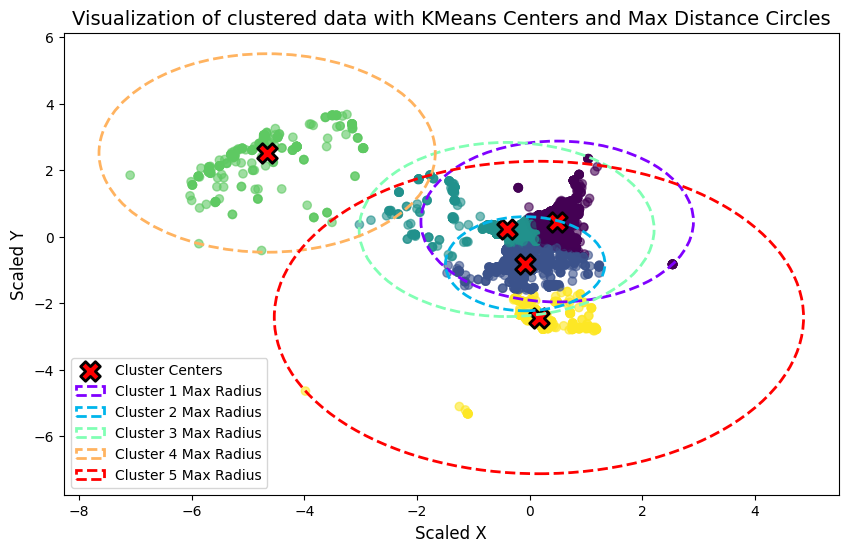
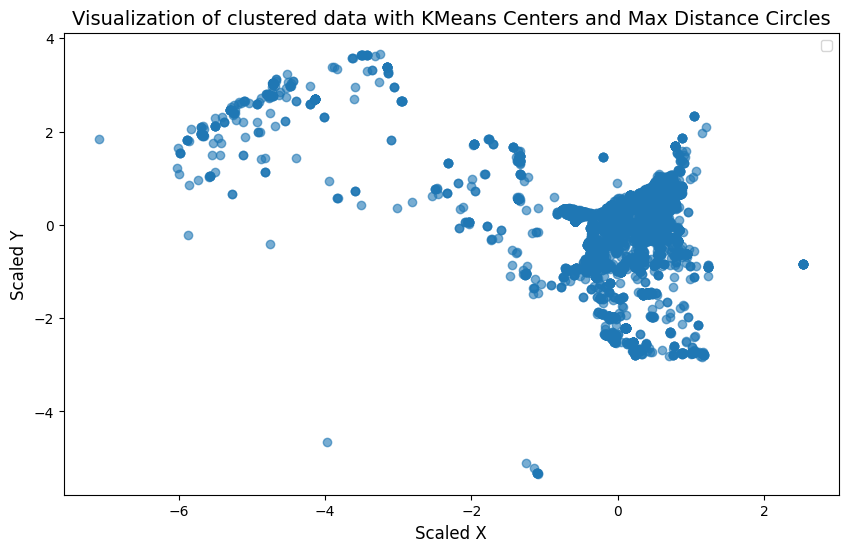
The notebook cell's code change between the first figure and the second:
--- before
+++ after
@@ -1,20 +1,5 @@
-
-# Define a list of colors for the circles
-circle_colors = plt.cm.rainbow(np.linspace(0, 1, len(spatial_radii)))
-
 # Create the scatter plot for clusters
 plt.figure(figsize=(10, 6))
-plt.scatter(scaled_spatial_data['normLatitude'], scaled_spatial_data['normLongitude'], 
-            c=df['SpatialCluster'], cmap='viridis', marker='o', alpha=0.6)
-
-# Plot the cluster centers
-plt.scatter(centers[:, 0], centers[:, 1], c='red', s=200, marker='X', 
-            edgecolors='k', linewidths=2, label='Cluster Centers')
-
-# Plot circles around each cluster center with different colors
-for i, radius in enumerate(spatial_radii):
-    circle = plt.Circle((centers[i, 0], centers[i, 1]), radius, color=circle_colors[i], 
-                        fill=False, linestyle='--', linewidth=2, label=f'Cluster {i+1} Max Radius')
-    plt.gca().add_patch(circle)
+plt.scatter(scaled_spatial_data['normLatitude'], scaled_spatial_data['normLongitude'], cmap='viridis', marker='o', alpha=0.6)
 
 # Set plot labels and title

Commit: minor code changes in main notebook